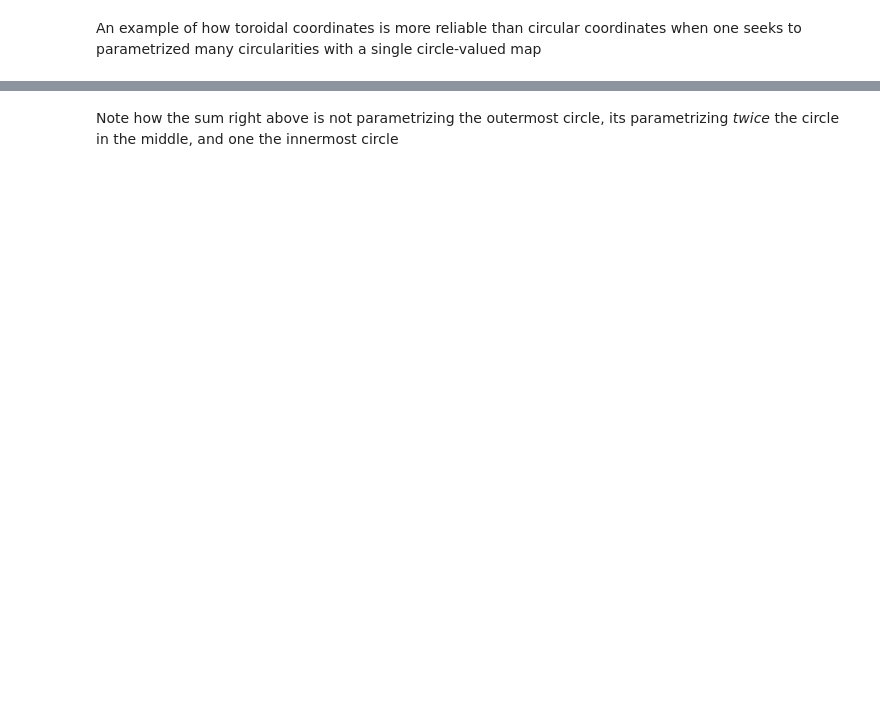
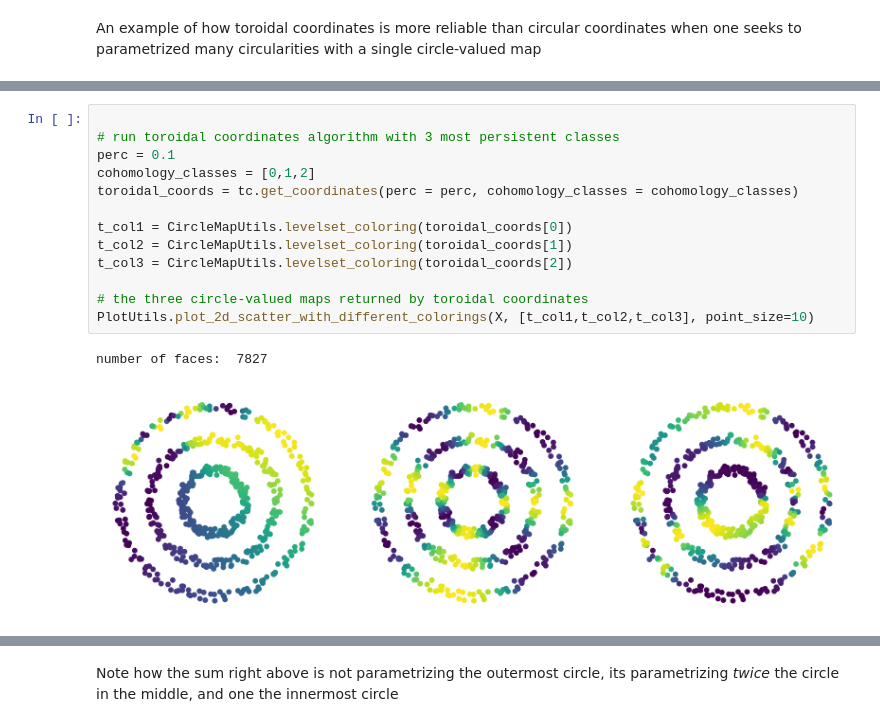
Before and after one commit to scikit-tda/DREiMac, a Jupyter notebook: notebooks/bullseye.ipynb, the cells around one changed output, grey strips where cells are left out. Saved outputs shown, nothing was run; the diff lists cells and outputs as text; blank space fills up the shorter version.

```diff
--- a/notebooks/bullseye.ipynb
+++ b/notebooks/bullseye.ipynb
@@ -36,0 +30,16 @@ plot_diagrams(tc.dgms_)
+# %%
+
+# run toroidal coordinates algorithm with 3 most persistent classes
+perc = 0.1
+cohomology_classes = [0,1,2]
+toroidal_coords = tc.get_coordinates(perc = perc, cohomology_classes = cohomology_classes)
+
+t_col1 = CircleMapUtils.levelset_coloring(toroidal_coords[0])
+t_col2 = CircleMapUtils.levelset_coloring(toroidal_coords[1])
+t_col3 = CircleMapUtils.levelset_coloring(toroidal_coords[2])
+
+# the three circle-valued maps returned by toroidal coordinates
+PlotUtils.plot_2d_scatter_with_different_colorings(X, [t_col1,t_col2,t_col3], point_size=10)
+# %% [output]
+number of faces:  7827
+[figure, added]
```
Also changed, not shown: parts of 15 cells of this notebook, 10 other files.
